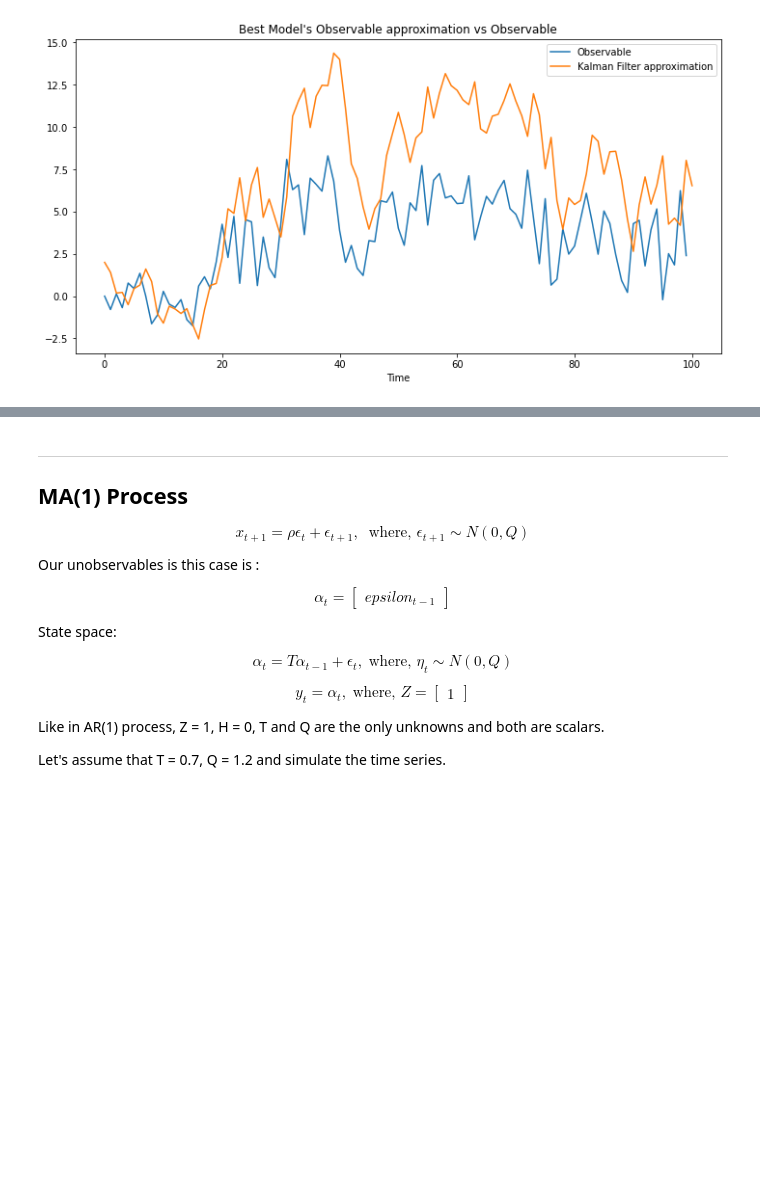
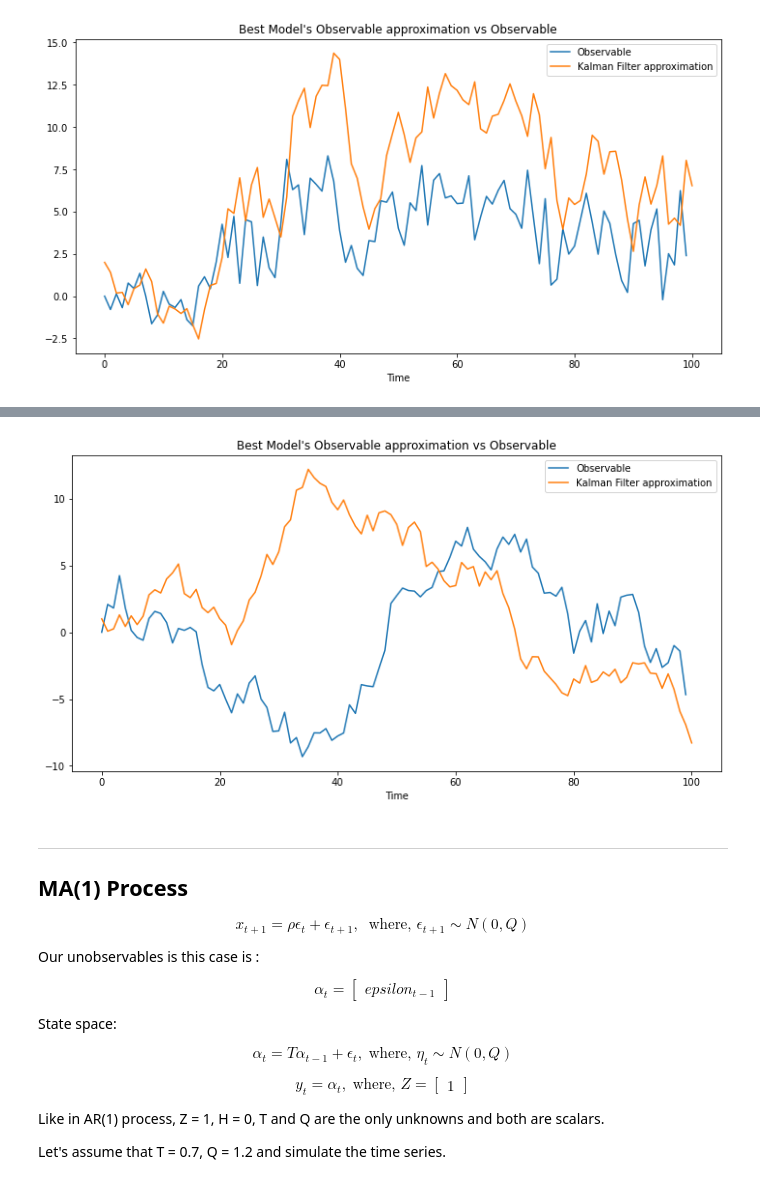
Before and after one commit to hamecetin/Quantitative-Methods-1, a Jupyter notebook: PS4/Homework_4_Econ8185_Hasan_Cetin.ipynb, the cells around one changed output, grey strips where cells are left out. Saved outputs shown, nothing was run; the diff lists cells and outputs as text; code cells hidden in the pictures; blank space fills up the shorter version.

```diff
--- a/PS4/Homework_4_Econ8185_Hasan_Cetin.ipynb
+++ b/PS4/Homework_4_Econ8185_Hasan_Cetin.ipynb
@@ -366,0 +419,21 @@ $$\alpha_t = $$
+# %%
+Observations = ar_2(x_0 = 0, ρ1= 0.8, ρ2=0.2, size = 100, Q = 1.2)
+
+T_1 = np.linspace(0,2,25) #for \rho_1
+T_2 = np.linspace(0.01,2,25) #for \rho_2 started from non zero to make T invertible
+Q = np.linspace(0,2,25) #for epsilon
+
+i = (0,0)
+j = 0
+value = -np.inf
+for t1 in T_1:
+    for t2 in T_2:
+        for q in Q:
+            Model = KalmanEstimation2d(Z=np.array([[1, 0]]), Ti= np.array([[t1,t2],[1,0]]) , Q=np.array([[q, 0], [0,q]]), H=np.array([[0,0], [0,0]]), P_0=np.array([[0.2, 0.1], [0.1,0.2]]), α_0=1, obs=Observations)
+            Model.recursion()
+            Value = Model.log_likelihood
+            if Value > value:
+                value = Value
+                i = (t1,t2)
+                j = q
+                alphas = Model.α_t
@@ -366,0 +473,8 @@ $$\alpha_t = $$
+# %%
+T = np.array([[0.91, 0.092], [1,0]])
+
+estimate = np.zeros((alphas.shape))
+for alpha in range(alphas.shape[0]):
+    estimate[alpha, :] = np.dot(T, alphas[alpha,:])
+
+estimate
@@ -367,3 +519,15 @@ $$\alpha_t = $$
+# %%
+fig, ax = plt.subplots(figsize = (12,6))
+
+ax.plot(Best_Model.obs, label= 'Observable')
+ax.plot(estimate[:,0], label = 'Kalman Filter approximation')
+ax.set_xlabel('Time')
+ax.legend()
+ax.set_title("Best Model's Observable approximation vs Observable")
+
+plt.show()
+# %% [output]
+[figure, added]
 # %% [markdown]
 <hr />
 
```
Also changed, not shown: parts of 11 cells of this notebook.
